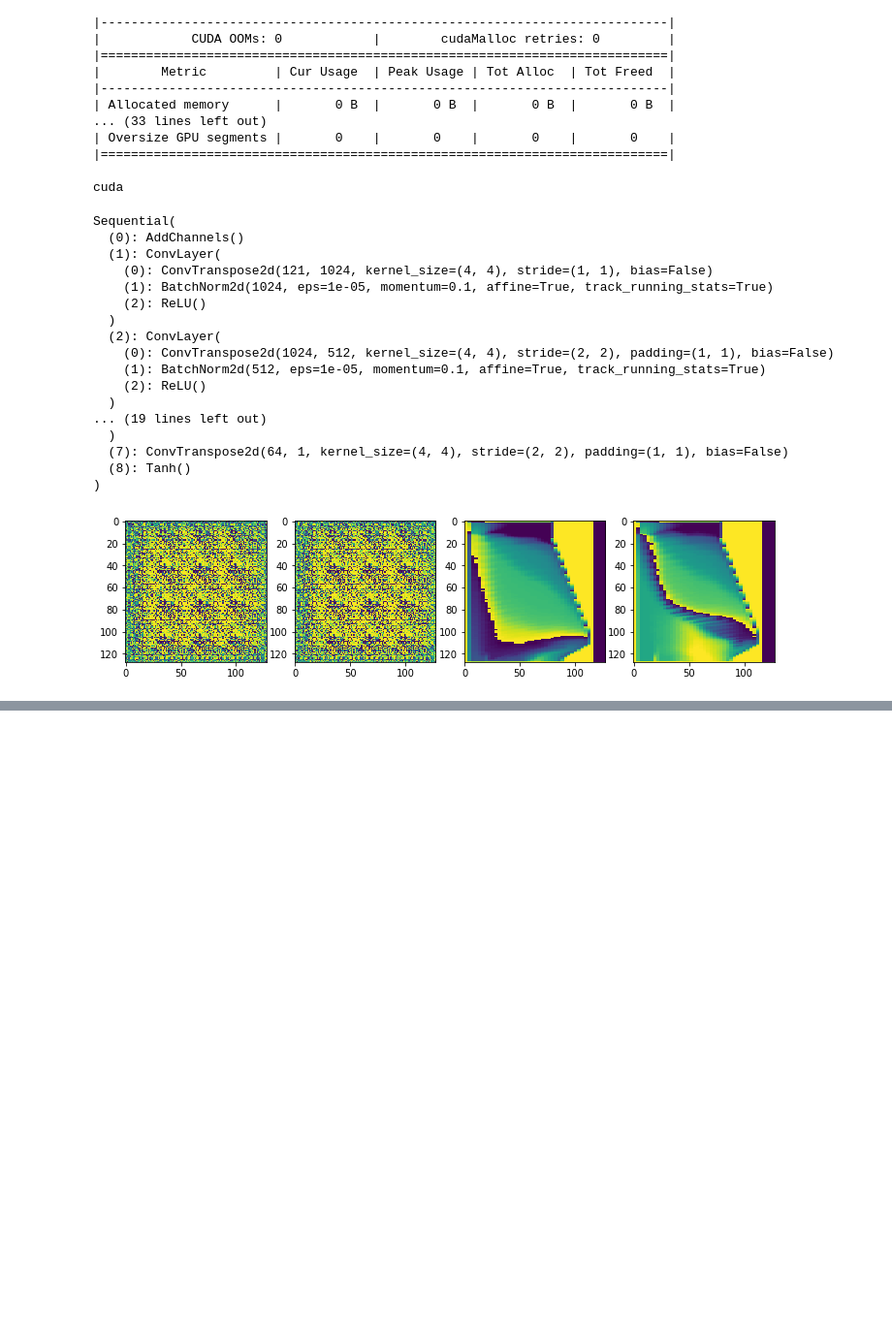
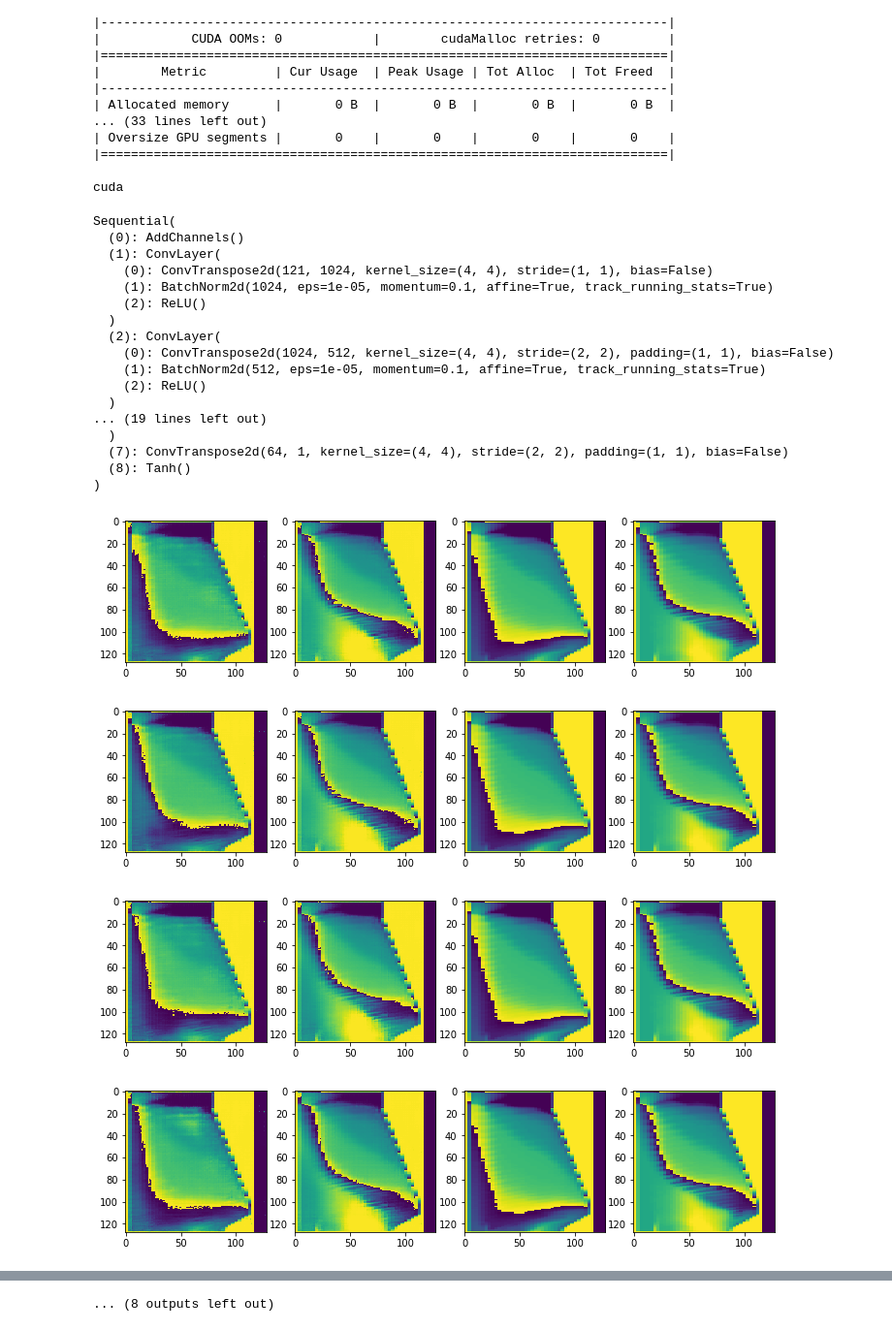
Before and after one commit to JoeyShapiro/blast-furnace-cgan, a Jupyter notebook: cgan.ipynb, the cells around one changed output, grey strips where cells are left out. Shown at 97% size. Saved outputs shown, nothing was run; the diff lists cells and outputs as text; code cells hidden in the pictures; blank space fills up the shorter version.

```diff
--- a/cgan.ipynb
+++ b/cgan.ipynb
@@ -466,10 +461,21 @@ list_losses_generator    = []
 
 import tqdm
 
-def training_loop(N_Epochs, G_model, D_model, D_loss_fn, G_opt, D_opt, checkpoint='checkpoint', save_interval: int = None, stop_after: datetime.timedelta = None):
+def training_loop(N_Epochs, G_model, D_model, D_loss_fn, G_opt, D_opt,
+                  checkpoint='checkpoint', save_interval: int = None, stop_after: datetime.timedelta = None, start_epoch: int = None):
+    if start_epoch is not None:
+        G_model.load_state_dict(torch.load(f"{checkpoint}/G_{start_epoch}.pt"))
+        D_model.load_state_dict(torch.load(f"{checkpoint}/D_{start_epoch}.pt"))
+        # TODO load everything else
+    else:
+        start_epoch = 0
+
     start_time = datetime.datetime.now()
-    pbar = tqdm.tqdm(range(N_Epochs+1))
+    last_time = datetime.datetime.min
+    pbar = tqdm.tqdm(range(start_epoch, N_Epochs+1))
+    # pbar.update(start_epoch) # update with start makes it double. only one does nothing
 
+    # TODO pbar jump to start
     for epoch in pbar:
         # shuffle dl_train every epoch
         # dataset = MyDataset(root='data', normalize=(-1, 1), transform=transforms.Compose([
@@ -536,7 +542,9 @@ def training_loop(N_Epochs, G_model, D_model, D_loss_fn, G_opt, D_opt, checkpoin
 
         # draw an image of each class
         # place them all on the same figure
-        if epoch % 100 == 0:
+        # if epoch % 100 == 0:
+        if datetime.datetime.now() > last_time + datetime.timedelta(minutes=10):
+            last_time = datetime.datetime.now()
             f, axarr = plt.subplots(nrows=1, ncols=4, figsize=(12,4))
 
             for i in range(2):
@@ -671,32 +679,35 @@ D_loss_fn = wasserstein_loss
 # use a loss function that supports values between -1 and 1
 # D_loss_fn = nn.BCEWithLogitsLoss()
 
 G_opt       = torch.optim.Adam( G_model.parameters(), lr=learning_rate, betas=(0.0, 0.9) )
 D_opt       = torch.optim.Adam( D_model.parameters(), lr=learning_rate, betas=(0.0, 0.9) )
 
 # move everything to device
 G_model.to(device)
 D_model.to(device)
 # D_loss_fn.to(device)
 
 training_loop(  N_Epochs, G_model, D_model, D_loss_fn, G_opt, D_opt,
-    checkpoint='checkpoint', save_interval=100, stop_after=datetime.timedelta(hours=3, minutes=30)   )
+    checkpoint='checkpoint', save_interval=100, stop_after=datetime.timedelta(hours=3, minutes=30), start_epoch=569   )
 # %% [output]
 Sequential(
   (0): AddChannels()
   (1): ConvLayer(
     (0): ConvTranspose2d(121, 1024, kernel_size=(4, 4), stride=(1, 1), bias=False)
     (1): BatchNorm2d(1024, eps=1e-05, momentum=0.1, affine=True, track_running_stats=True)
     (2): ReLU()
   )
   (2): ConvLayer(
     (0): ConvTranspose2d(1024, 512, kernel_size=(4, 4), stride=(2, 2), padding=(1, 1), bias=False)
     (1): BatchNorm2d(512, eps=1e-05, momentum=0.1, affine=True, track_running_stats=True)
     (2): ReLU()
   )
 ... (19 lines left out)
   )
   (7): ConvTranspose2d(64, 1, kernel_size=(4, 4), stride=(2, 2), padding=(1, 1), bias=False)
   (8): Tanh()
 )
-[figure, old version]
+[figure, new version]
+[figure, added]
+[figure, added]
+[figure, added]
@@ -703,3 +721,4 @@ Sequential(
+... (8 outputs left out)
 # %%
 plot_GAN_losses(list_losses_critic, list_losses_generator)
 # %%
```
Also changed, not shown: parts of 6 cells of this notebook.
